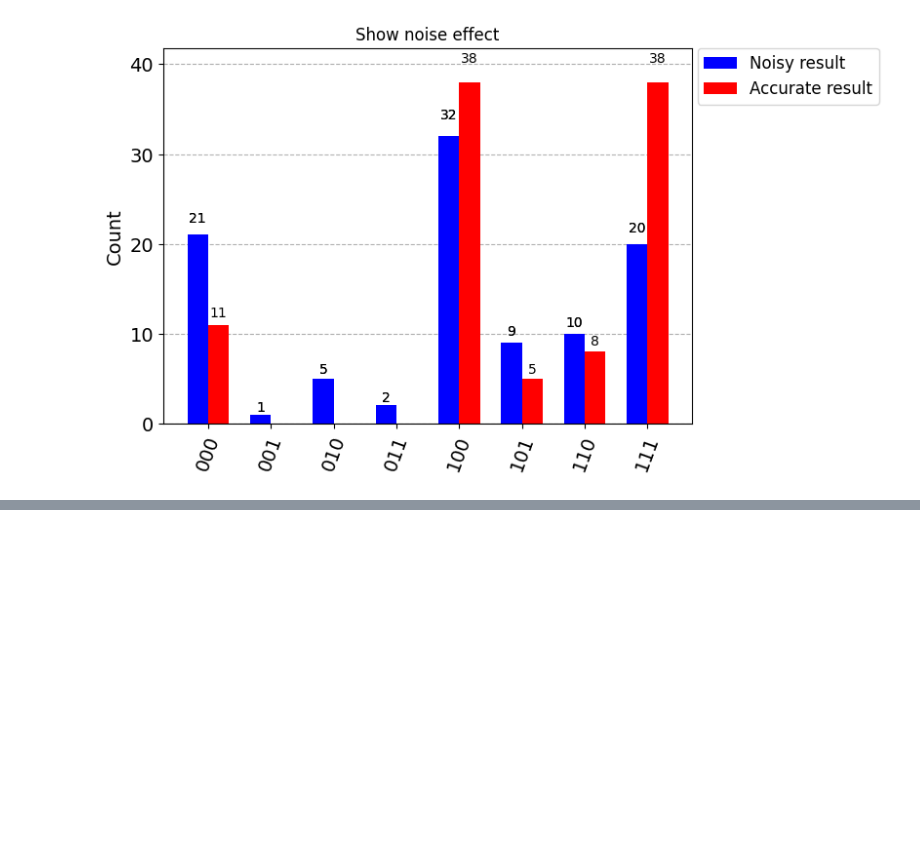
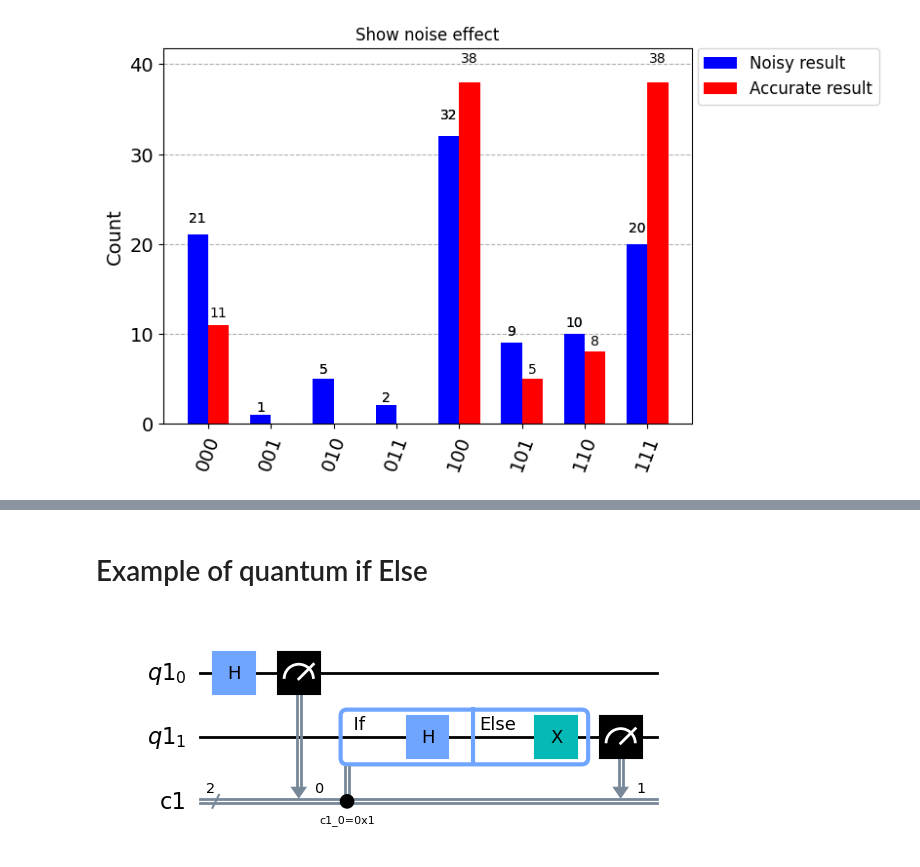
Before and after one commit to QuBruin/DynamicCircuit, a Jupyter notebook: test.ipynb, the cells around one changed output, grey strips where cells are left out. Drawn from its saved outputs; the diff is of its cells as text; code cells hidden in the pictures; blank space fills up the shorter version.

```diff
--- a/test.ipynb
+++ b/test.ipynb
@@ -35,0 +55,27 @@ NNN
+# %% [markdown]
+# Example of quantum if Else
+# %%
+
+# example output counts: {'0': 1024}
+
+
+
+qubits = QuantumRegister(2)
+clbits = ClassicalRegister(2)
+circuit = QuantumCircuit(qubits, clbits)
+(q0, q1) = qubits
+(c0, c1) = clbits
+
+circuit.h(q0)
+circuit.measure(q0, c0)
+with circuit.if_test((c0, 1)) as else_:
+    circuit.h(q1)
+with else_:
+    circuit.x(q1)
+circuit.measure(q1, c1)
+
+circuit.draw("mpl")
+
+# example output counts: {'01': 260, '11': 272, '10': 492}
+# %% [output]
+[figure, added]
```
Also changed, not shown: parts of 12 cells of this notebook.
